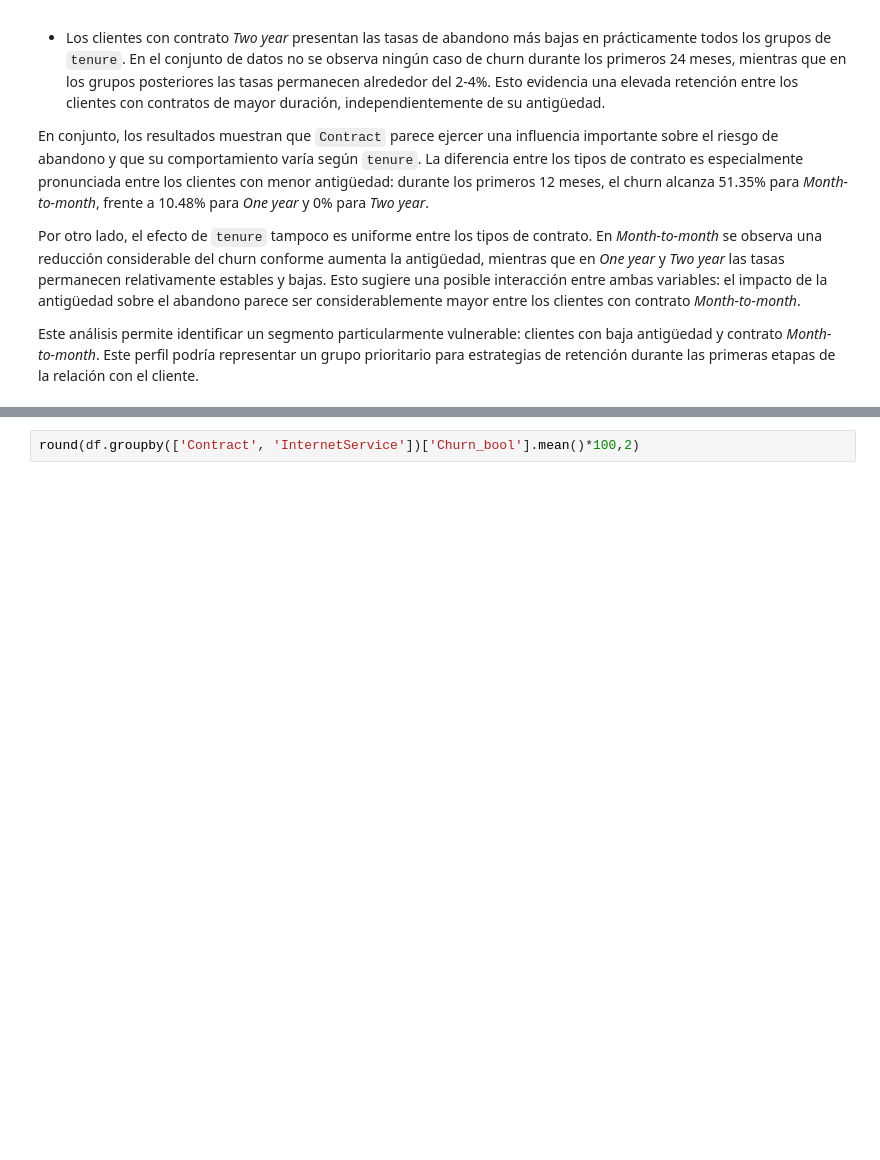
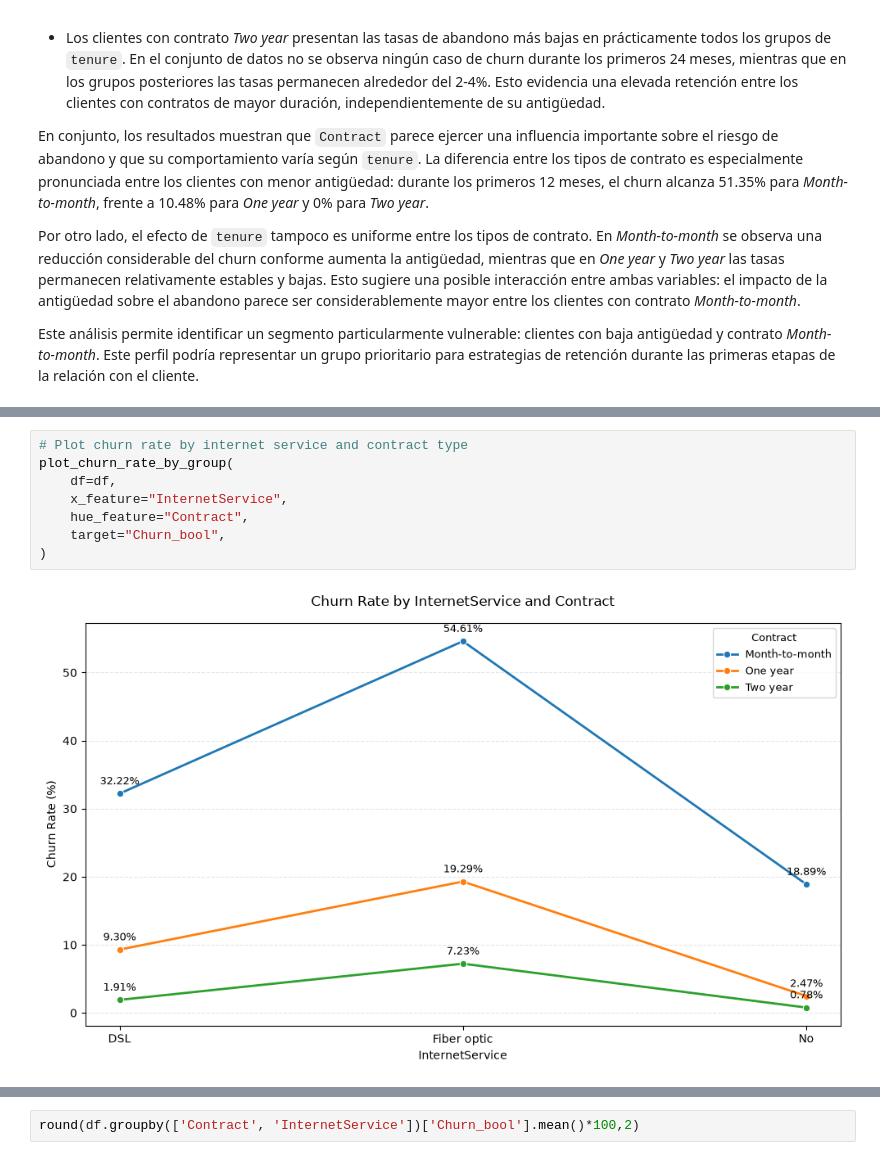
Before and after one commit to josue-rdgzcb/customer-churn-prediction-and-segmentation, a Jupyter notebook: notebooks/01_data_exploration.ipynb, the cells around one changed output, grey strips where cells are left out. Drawn from its saved outputs; the diff is of its cells as text; blank space fills up the shorter version.

Commit message:
feat(notebook): add churn rate analysis for contract and internet service

```diff
--- a/notebooks/01_data_exploration.ipynb
+++ b/notebooks/01_data_exploration.ipynb
@@ -1234,0 +1247,10 @@ Este análisis permite identificar un segmento particularmente vulnerable: clien
+# %%
+# Plot churn rate by internet service and contract type
+plot_churn_rate_by_group(
+    df=df,
+    x_feature="InternetService",
+    hue_feature="Contract",
+    target="Churn_bool",
+)
+# %% [output]
+[figure, added]
```
Also changed, not shown: parts of 3 cells of this notebook.
